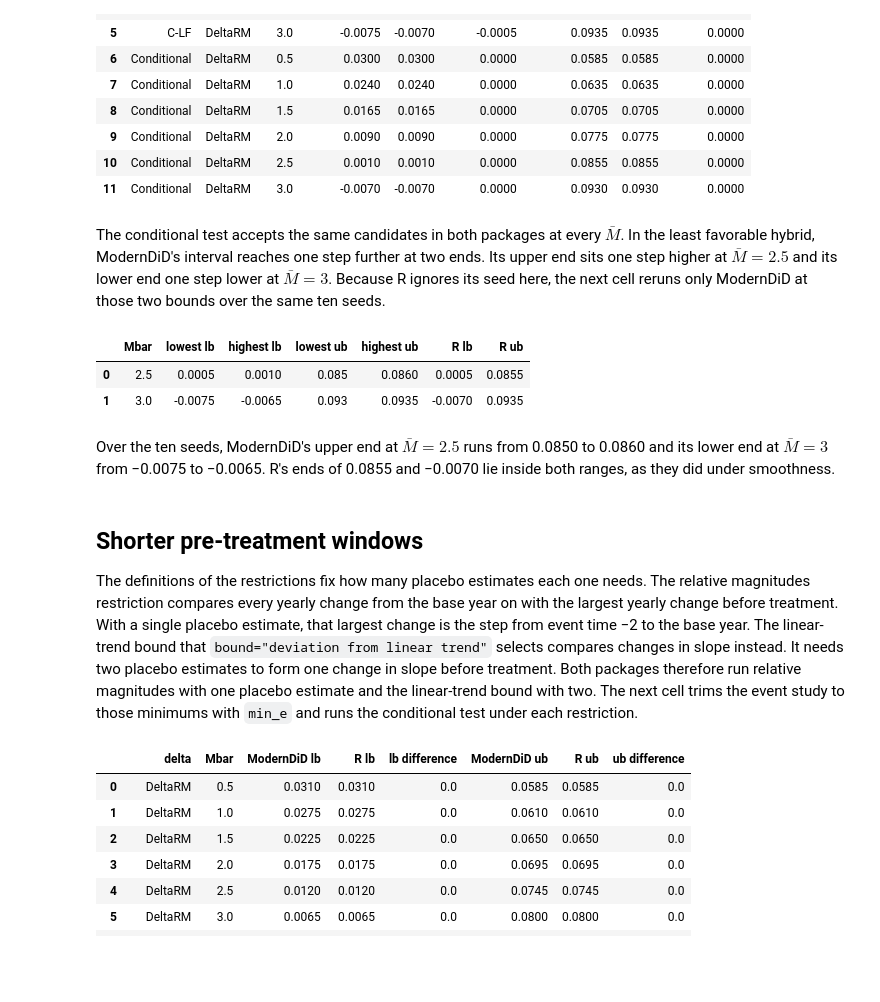
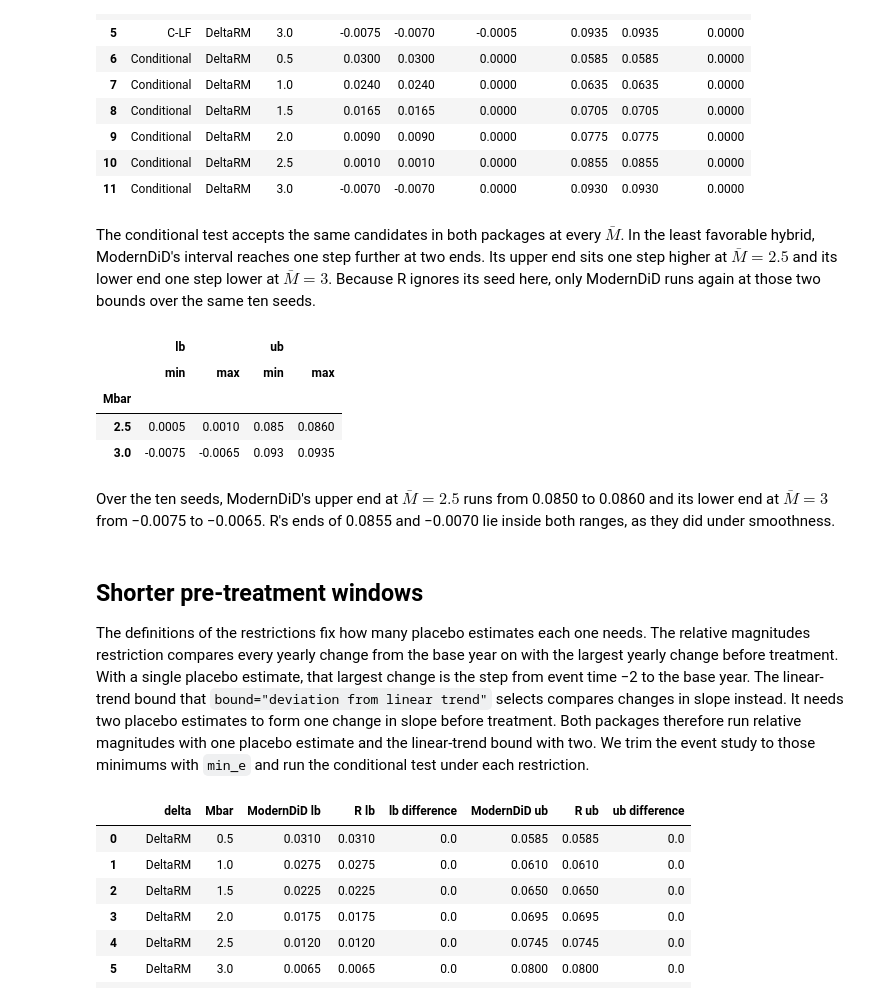
Before and after one commit to jordandeklerk/moderndid, a Jupyter notebook: docs/source/r_comparisons/r_honest.ipynb, the cells around one changed output. Drawn from its saved outputs; the diff is of its cells as text; code cells hidden in the pictures; blank space fills up the shorter version.

Commit message:
DOC: fold and simplify code cells on the comparison and guide pages

```diff
--- a/docs/source/r_comparisons/r_honest.ipynb
+++ b/docs/source/r_comparisons/r_honest.ipynb
@@ -40,19 +40,10 @@ checks the estimator behind the event study against R's `did` package on the
 minimum wage data.
 :::
 # %%
-import numpy as np
-import pandas as pd
 import polars as pl
 import rpy2.robjects as ro
-from rpy2.robjects import numpy2ri
-from rpy2.robjects.packages import importr
 
 import moderndid as did
-
-with ro.default_converter.context():
-    importr("HonestDiD")
-
-pd.set_option("display.precision", 8)
 # %% [output]
 Error importing in API mode: ImportError("dlopen(/Users/jordandeklerk/moderndid/.venv/lib/python3.12/site-packages/_rinterface_cffi_api.abi3.so, 0x0002): Library not loaded: /Library/Frameworks/R.fram ...
 Trying to import in ABI mode.
@@ -567,44 +566,30 @@ The conditional test accepts the same candidates in both packages at every
 $\bar{M}$. In the least favorable hybrid, ModernDiD's interval reaches one step
 further at two ends. Its upper end sits one step higher at $\bar{M} = 2.5$ and
 its lower end one step lower at $\bar{M} = 3$. Because R ignores its seed here,
-the next cell reruns only ModernDiD at those two bounds over the same ten seeds.
+only ModernDiD runs again at those two bounds over the same ten seeds.
 # %%
-# ModernDiD's least favorable hybrid at the two bounds where the packages differ.
-rm_seed_runs = pl.concat(
-    [
-        did.honest_did(
-            event_study,
-            event_time=0,
-            sensitivity_type="relative_magnitude",
-            m_bar_vec=[2.5, 3.0],
-            method="C-LF",
-            seed=seed,
-            **grid,
-        ).robust_ci.select("Mbar", "lb", "ub")
-        for seed in seeds
-    ]
-)
-rm_seed_ranges = (
-    rm_seed_runs.group_by("Mbar")
-    .agg(
-        pl.col("lb").min().alias("lowest lb"),
-        pl.col("lb").max().alias("highest lb"),
-        pl.col("ub").min().alias("lowest ub"),
-        pl.col("ub").max().alias("highest ub"),
-    )
-    .sort("Mbar")
-    .to_pandas()
-)
-
-# R's least favorable intervals at the same two bounds, from the table above.
-r_least_favorable = rm_comparison[rm_comparison["method"] == "C-LF"].set_index("Mbar")
-rm_seed_ranges["R lb"] = r_least_favorable.loc[rm_seed_ranges["Mbar"], "R lb"].to_numpy()
-rm_seed_ranges["R ub"] = r_least_favorable.loc[rm_seed_ranges["Mbar"], "R ub"].to_numpy()
-rm_seed_ranges
+# ModernDiD's least favorable hybrid under seeds 0 to 9 at the two bounds where the packages differ.
+runs = [
+    did.honest_did(
+        event_study,
+        event_time=0,
+        sensitivity_type="relative_magnitude",
+        m_bar_vec=[2.5, 3.0],
+        method="C-LF",
+        seed=seed,
+        grid_lb=-0.03,
+        grid_ub=0.12,
+        grid_points=301,
+    ).robust_ci.to_pandas()
+    for seed in range(10)
+]
+pd.concat(runs).groupby("Mbar")[["lb", "ub"]].agg(["min", "max"])
 # %% [output]
-|  | Mbar | lowest lb | highest lb | lowest ub | highest ub | R lb | R ub |
-| 0 | 2.5 | 0.0005 | 0.0010 | 0.085 | 0.0860 | 0.0005 | 0.0855 |
-| 1 | 3.0 | -0.0075 | -0.0065 | 0.093 | 0.0935 | -0.0070 | 0.0935 |
+|  | lb |  | ub |  |
+|  | min | max | min | max |
+| Mbar |  |  |  |  |
+| 2.5 | 0.0005 | 0.0010 | 0.085 | 0.0860 |
+| 3.0 | -0.0075 | -0.0065 | 0.093 | 0.0935 |
 # %% [markdown]
 Over the ten seeds, ModernDiD's upper end at $\bar{M} = 2.5$ runs from 0.0850
 to 0.0860 and its lower end at $\bar{M} = 3$ from −0.0075 to −0.0065. R's ends
@@ -619,9 +604,9 @@ placebo estimate, that largest change is the step from event time −2 to the
 base year. The linear-trend bound that `bound="deviation from linear trend"`
 selects compares changes in slope instead. It needs two placebo estimates to
 form one change in slope before treatment. Both packages therefore run relative
-magnitudes with one placebo estimate and the linear-trend bound with two. The
-next cell trims the event study to those minimums with `min_e` and runs the
-conditional test under each restriction.
+magnitudes with one placebo estimate and the linear-trend bound with two. We
+trim the event study to those minimums with `min_e` and run the conditional
+test under each restriction.
 # %%
 # Event studies with one and with two placebo estimates before the base year.
 one_placebo = did.aggte(result, type="dynamic", min_e=-2, max_e=5)
```
Also changed, not shown: parts of 20 cells of this notebook, 16 other files.
